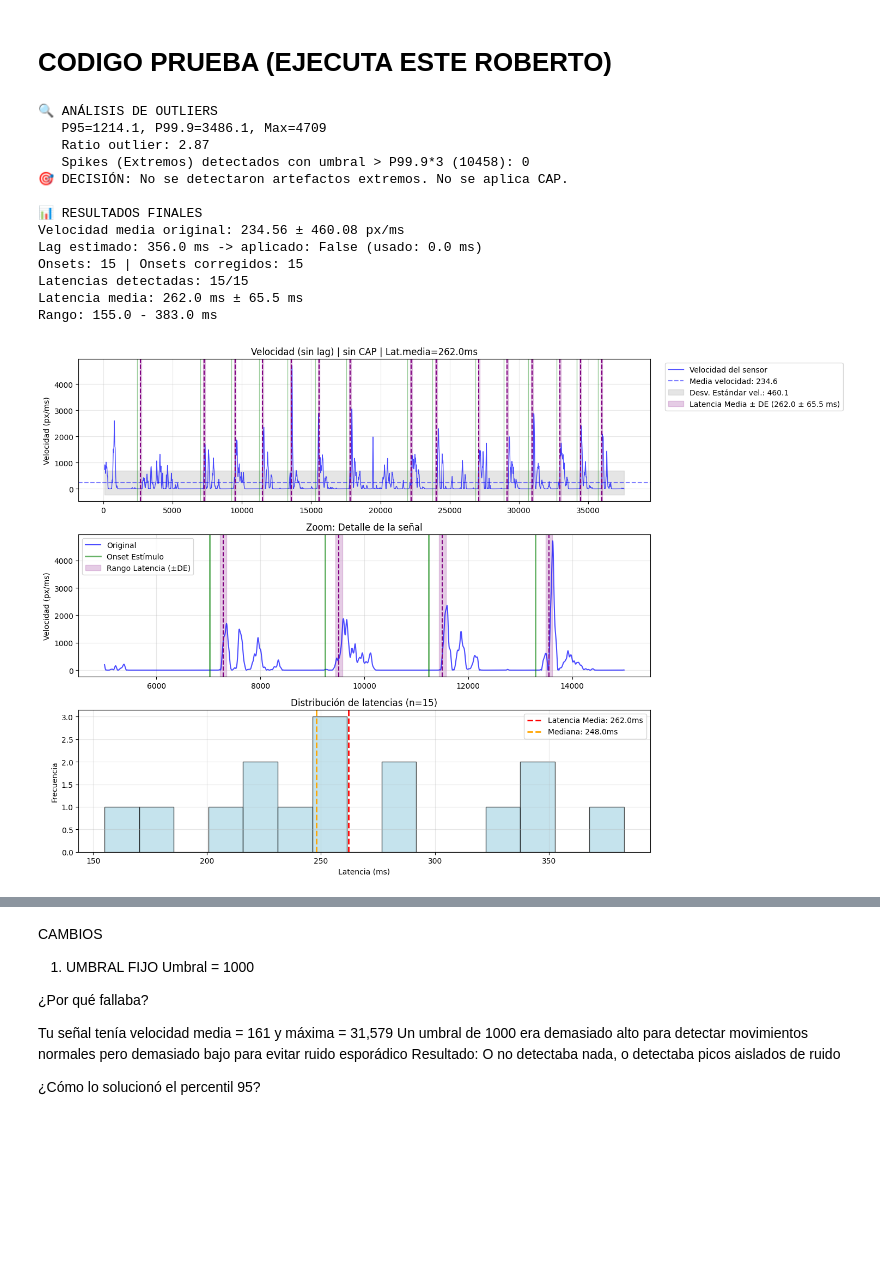
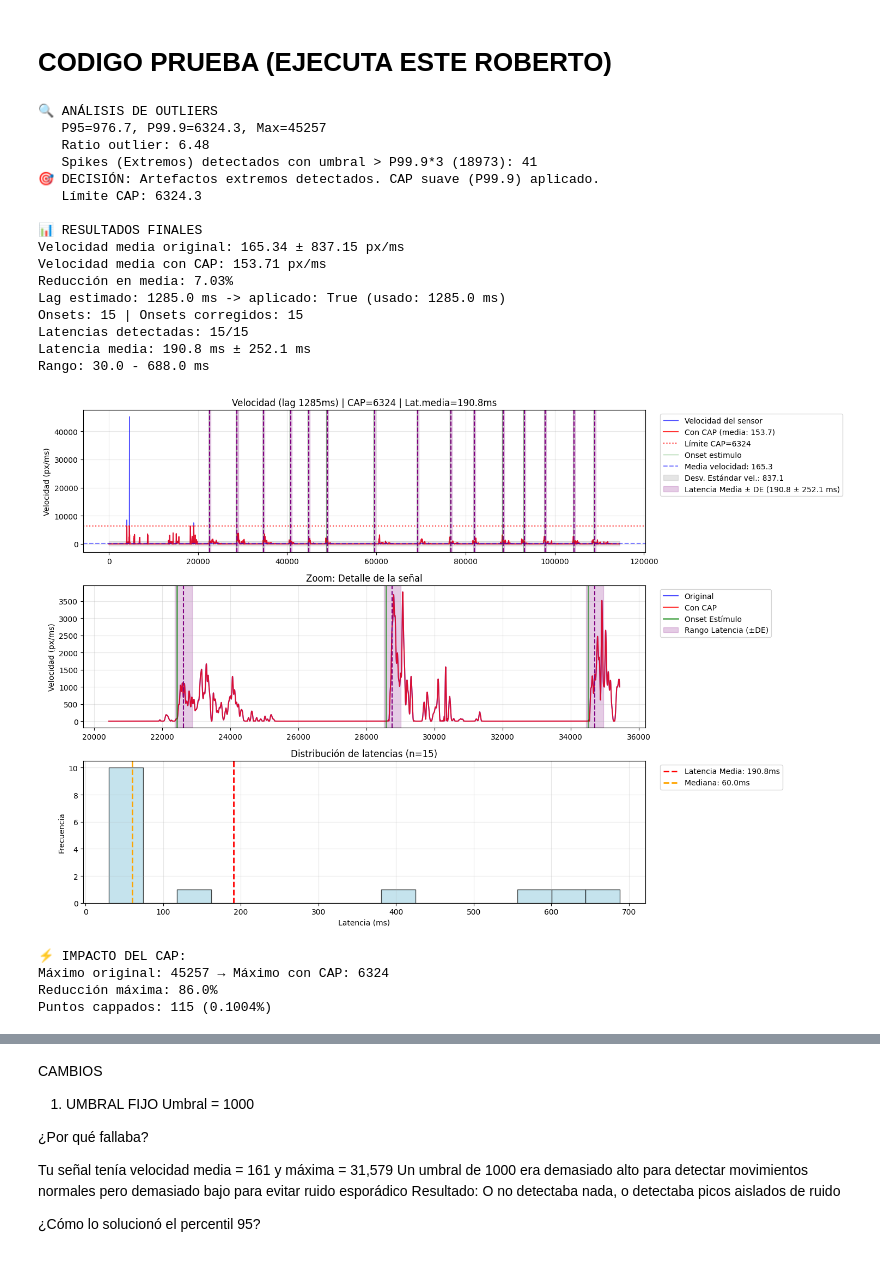
Before and after one commit to abarrio12/eogtouch, a Jupyter notebook: notebooks/01 - Start Latency.ipynb, the cells around one changed output, grey strips where cells are left out. Cells and saved outputs as stored; diff of their text form; code cells hidden in the pictures; blank space fills up the shorter version.

```diff
--- a/notebooks/01 - Start Latency.ipynb
+++ b/notebooks/01 - Start Latency.ipynb
@@ -9,7 +9,7 @@ from routines import rellenar_muestras
 
 plt.rcParams["figure.figsize"] = (20,6)
 
-df = pd.read_parquet("/Users/Ana/eog-game-touch/eog-game-touch/DMR_20250816_142100.parquet")
+df = pd.read_parquet("/Users/Ana/eog-game-touch/eog-game-touch/JBP_20250813_092951.parquet")
 # %% [markdown]
 ## Rutinas
 # %%
@@ -510,8 +516,8 @@ import pandas as pd
 from scipy.signal import find_peaks
 
 # ================== Parámetros ==================
-START = 100
-END   = rellenado.shape[0]
+START = 0
+END   = len(vel)
 
 FS = 1000.0
 DT_MS = 1000.0 / FS
@@ -658,9 +664,11 @@ if do_cap:
     ax1.axhline(CAP, color="red", linestyle=":", alpha=0.8, label=f"Límite CAP={CAP:.0f}")
 
 # Marcar onsets corregidos
+label_onset = "Onset estimulo"
 for onset in event_onsets_corr:
     if START <= onset < END:
-        ax1.axvline(onset * DT_MS, color="green", alpha=0.4, linewidth=1)
+        ax1.axvline(onset * DT_MS, color="green", alpha=0.4, linewidth=1, label = label_onset)
+        label_onset = None  # Solo una etiqueta en la leyenda
 
 # BANDA DE DESVIACIÓN ESTÁNDAR DE LA VELOCIDAD
 ax1.axhline(media_vel_original, color="blue", linestyle="--", alpha=0.5, label=f"Media velocidad: {media_vel_original:.1f}")
@@ -688,10 +696,27 @@ handles, labels = ax1.get_legend_handles_labels(); by_label = dict(zip(labels, h
 ax1.legend(by_label.values(), by_label.keys(), bbox_to_anchor=(1.02, 1), loc="upper left")
 ax1.grid(True, alpha=0.3)
 
-# --- Subplot 2: Zoom en una región con actividad ---
+# --- Subplot 2: Zoom en una región con actividad (CORREGIDO) ---
 ax2 = plt.subplot(3,1,2)
-zoom_start = max(START, int(5000/DT_MS))
-zoom_end = min(END, zoom_start + int(10000/DT_MS))
+
+# --- INICIO DE LA MODIFICACIÓN ---
+# Hacer que la ventana de zoom sea dinámica y se centre en el primer estímulo
+if len(event_onsets_corr) > 0:
+    # Encontrar el primer onset que ocurre después de START
+    onsets_visibles = event_onsets_corr[event_onsets_corr >= START]
+    if len(onsets_visibles) > 0:
+        primer_onset = onsets_visibles[0]
+        # Centrar el zoom 2 segundos antes del primer onset visible
+        zoom_start = max(START, primer_onset - int(2000/DT_MS))
+        zoom_end = min(END, zoom_start + int(15000/DT_MS)) # Ventana de 15 seg
+    else: # Caso de seguridad si no hay onsets visibles
+        zoom_start = max(START, int(5000/DT_MS))
+        zoom_end = min(END, zoom_start + int(10000/DT_MS))
+else: # Caso de seguridad si no hay onsets en absoluto
+    zoom_start = max(START, int(5000/DT_MS))
+    zoom_end = min(END, zoom_start + int(10000/DT_MS))
+# --- FIN DE LA MODIFICACIÓN ---
+
 
 ax2.plot(t_ms[zoom_start:zoom_end], vel_original[zoom_start:zoom_end], 'b-', alpha=0.7, label="Original")
 if do_cap:
@@ -712,46 +737,56 @@ if lat_mean_ms is not None and lat_std_ms is not None:
 
 ax2.set_title("Zoom: Detalle de la señal")
 ax2.set_ylabel("Velocidad (px/ms)")
-ax2.legend()
+# Usar truco para evitar etiquetas duplicadas en la leyenda
+handles, labels = ax2.get_legend_handles_labels()
+by_label = dict(zip(labels, handles))
+ax2.legend(by_label.values(), by_label.keys(), bbox_to_anchor=(1.02, 1), loc="upper left")
 ax2.grid(True, alpha=0.3)
 
 # --- Subplot 3: Histograma de latencias ---
 ax3 = plt.subplot(3,1,3)
 if latencias_ms:
     ax3.hist(latencias_ms, bins=min(20, len(latencias_ms)), alpha=0.7, edgecolor='black', color='lightblue')
     ax3.axvline(lat_mean_ms, color="red", linestyle="--", linewidth=2, label=f"Latencia Media: {lat_mean_ms:.1f}ms")
     ax3.axvline(np.median(latencias_ms), color="orange", linestyle="--", linewidth=2, label=f"Mediana: {np.median(latencias_ms):.1f}ms")
     ax3.set_xlabel("Latencia (ms)")
     ax3.set_ylabel("Frecuencia")
     ax3.set_title(f"Distribución de latencias (n={len(latencias_ms)})")
-    ax3.legend()
+    ax3.legend(bbox_to_anchor=(1.02, 1), loc="upper left")
     ax3.grid(True, alpha=0.3)
 
 plt.tight_layout()
 plt.show()
 
 # Análisis final del impacto del CAP
 if do_cap:
     original_max = vel_original.max(); capped_max = vel.max()
     max_reduction = ((original_max - capped_max) / original_max) * 100
     capped_count = np.sum(vel_original > CAP)
     capped_pct = (capped_count / len(vel_original)) * 100
     print(f"\n⚡ IMPACTO DEL CAP:")
     print(f"Máximo original: {original_max:.0f} → Máximo con CAP: {capped_max:.0f}")
     print(f"Reducción máxima: {max_reduction:.1f}%")
     print(f"Puntos cappados: {capped_count} ({capped_pct:.4f}%)")
 # %% [output]
 🔍 ANÁLISIS DE OUTLIERS
-   P95=1214.1, P99.9=3486.1, Max=4709
-   Ratio outlier: 2.87
-   Spikes (Extremos) detectados con umbral > P99.9*3 (10458): 0
-🎯 DECISIÓN: No se detectaron artefactos extremos. No se aplica CAP.
+   P95=976.7, P99.9=6324.3, Max=45257
+   Ratio outlier: 6.48
+   Spikes (Extremos) detectados con umbral > P99.9*3 (18973): 41
+🎯 DECISIÓN: Artefactos extremos detectados. CAP suave (P99.9) aplicado.
+   Límite CAP: 6324.3
 
 📊 RESULTADOS FINALES
-Velocidad media original: 234.56 ± 460.08 px/ms
-Lag estimado: 356.0 ms -> aplicado: False (usado: 0.0 ms)
+Velocidad media original: 165.34 ± 837.15 px/ms
+Velocidad media con CAP: 153.71 px/ms
+Reducción en media: 7.03%
+Lag estimado: 1285.0 ms -> aplicado: True (usado: 1285.0 ms)
 Onsets: 15 | Onsets corregidos: 15
 Latencias detectadas: 15/15
-Latencia media: 262.0 ms ± 65.5 ms
-Rango: 155.0 - 383.0 ms
+Latencia media: 190.8 ms ± 252.1 ms
+Rango: 30.0 - 688.0 ms
-[figure, old version]
+[figure, new version]
+⚡ IMPACTO DEL CAP:
+Máximo original: 45257 → Máximo con CAP: 6324
+Reducción máxima: 86.0%
+Puntos cappados: 115 (0.1004%)
```
Also changed, not shown: parts of 9 cells of this notebook, 3 other files.
